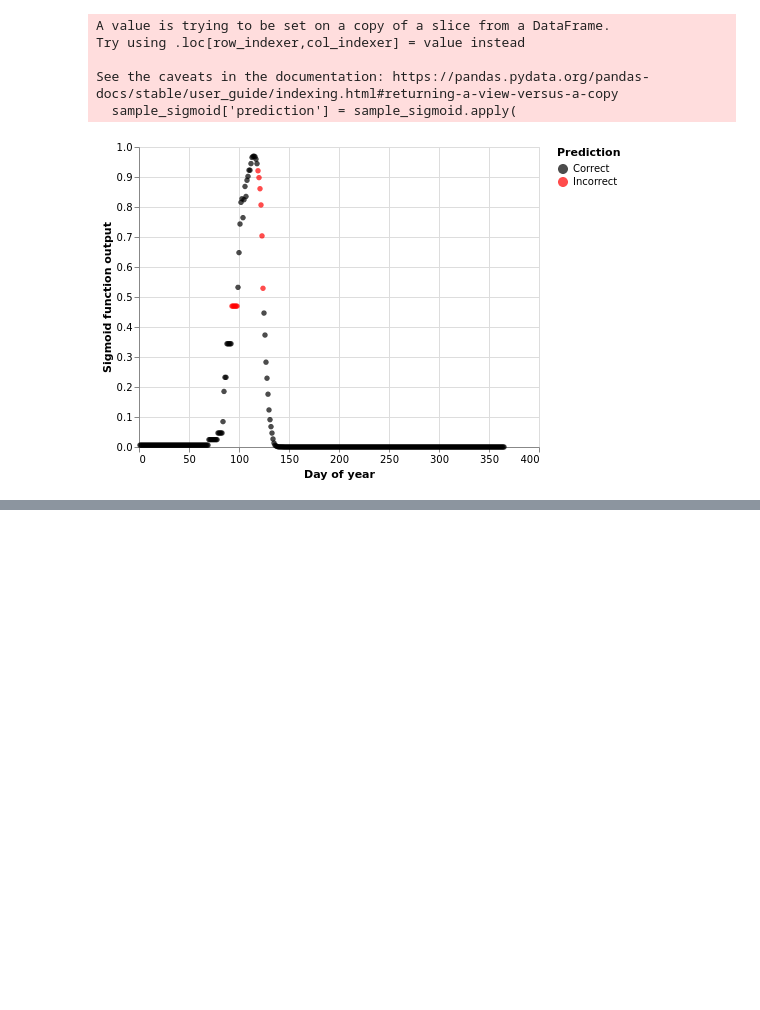
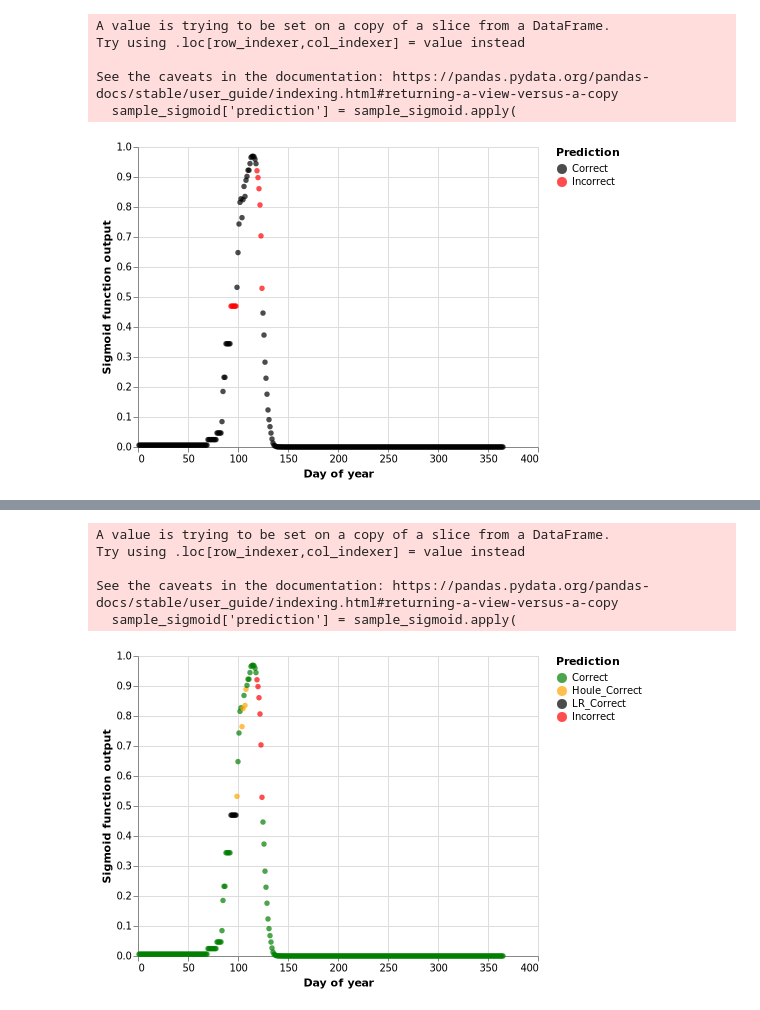
Before and after one commit to spentelow/sapflow, a Jupyter notebook: houle_analysis_summary.ipynb, the cells around one changed output, grey strips where cells are left out. Cells and saved outputs as stored; diff of their text form; code cells hidden in the pictures; blank space fills up the shorter version.

Commit message:
Add log regression models for each site and visualize

```diff
--- a/houle_analysis_summary.ipynb
+++ b/houle_analysis_summary.ipynb
@@ -130,8 +145,7 @@ houle2015["bias"] = 1  # Add bias column
 
 # Calculations to generate weekly sapflow predictions based on model by Houle et al., 2015
 houle2015.loc[:, "P"] = houle2015[["bias", "F", "F2", "G"]] @ (houle_coeff)
-houle2015.loc[:, "S"] = 1 / (
-    1 + np.exp(-houle2015["P"])
+houle2015.loc[:, "S"] = 1 / (1 + np.exp(-houle2015["P"])
 )  # Add intermediate sigmoid output column 'S'
 houle2015.loc[:, "Y_hat"] = (houle2015["S"] > houle_thresh).astype(
     "int"
@@ -254,0 +279,21 @@ See the caveats in the documentation: https://pandas.pydata.org/pandas-docs/stab
+# %%
+for site in houle2015.site.unique():
+    houle2015.loc[houle2015.site==site,'Y_logreg'] = log_regs[site].predict(houle2015.loc[houle2015.site==site, ["F", "F2", "G"]])
+# %%
+houle2015.loc[:, "log_reg_correct"] = (houle2015.Y_hat == houle2015.Y_logreg).astype(
+    "int"
+)  # Add column indicating if prediction was correct or not
+
+# Add columns to count number of true positives, false positives, false negatives, and true negatives
+houle2015["tp_lr"] = houle2015.apply(
+    lambda x: 1 if (x.Y == 1 and x.Y_logreg == 1) else 0, axis=1
+)
+houle2015["fp_lr"] = houle2015.apply(
+    lambda x: 1 if (x.Y == 0 and x.Y_logreg == 1) else 0, axis=1
+)
+houle2015["fn_lr"] = houle2015.apply(
+    lambda x: 1 if (x.Y == 1 and x.Y_logreg == 0) else 0, axis=1
+)
+houle2015["tn_lr"] = houle2015.apply(
+    lambda x: 1 if (x.Y == 0 and x.Y_logreg == 0) else 0, axis=1
+)
@@ -254,0 +325,26 @@ See the caveats in the documentation: https://pandas.pydata.org/pandas-docs/stab
+# %%
+# Creates sample plot demonstrating output of sigmoid function over the course of a year.  Correct predictions in orange, incorrect in blue
+
+sample_sigmoid = houle2015[
+    (houle2015.site == "QC")
+    & (houle2015.date_to.dt.year == 2015)
+    & (houle2015.tap_id == "QC1A")
+]
+sample_sigmoid['prediction'] = sample_sigmoid.apply(
+    lambda x: 'Correct' if (x.correct == 1 and x.log_reg_correct==1) else ('LR_Correct' if (x.correct == 0 and x.log_reg_correct==1) else ('Houle_Correct' if (x.correct == 1 and x.log_reg_correct==0) else 'Incorrect')), axis=1
+)
+
+alt.Chart(sample_sigmoid).mark_circle().encode(
+    alt.X("jd", title="Day of year"),
+    alt.Y("S", title="Sigmoid function output"),
+    fill=alt.Fill("prediction", title="Prediction", scale=alt.Scale(
+            domain=['Correct','Houle_Correct', 'LR_Correct', 'Incorrect'],
+            range=['green', 'orange', 'black', 'red'])),
+)
+# %% [output]
+A value is trying to be set on a copy of a slice from a DataFrame.
+Try using .loc[row_indexer,col_indexer] = value instead
+
+See the caveats in the documentation: https://pandas.pydata.org/pandas-docs/stable/user_guide/indexing.html#returning-a-view-versus-a-copy
+  sample_sigmoid['prediction'] = sample_sigmoid.apply(
+[figure, added]
```
Also changed, not shown: parts of 7 cells of this notebook.
